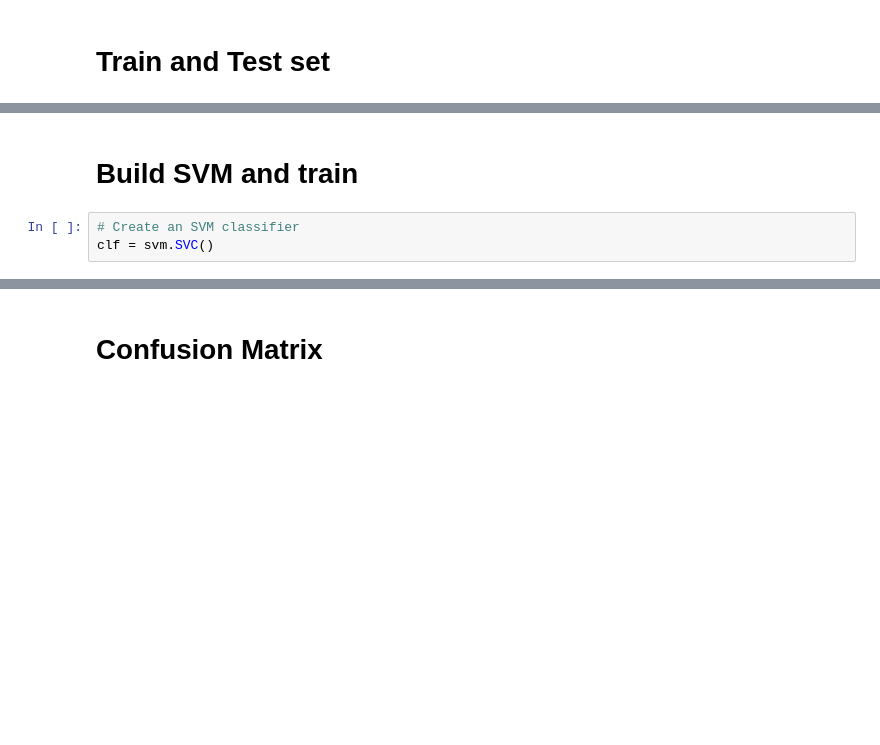
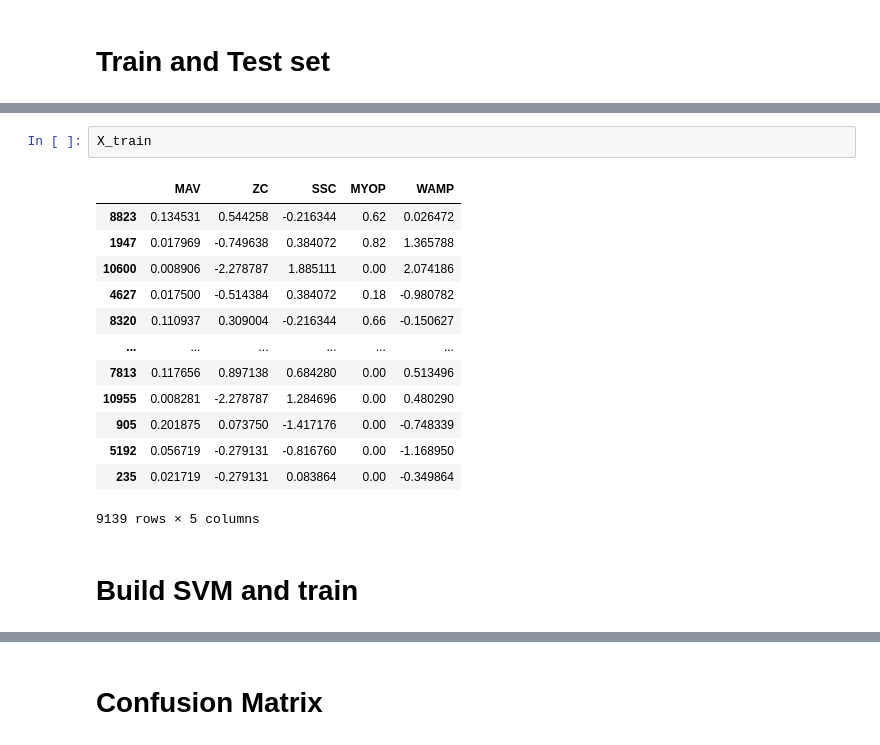
Before and after one commit to 0Ellias0/EMG-analisys-SVM-CNN-ANN, a Jupyter notebook: SVM.ipynb, the cells around one changed output, grey strips where cells are left out. Drawn from its saved outputs; the diff is of its cells as text; blank space fills up the shorter version.

```diff
--- a/SVM.ipynb
+++ b/SVM.ipynb
@@ -56,5 +92,18 @@ X_val = sc.transform(X_val)
+# %%
+X_train
+# %% [output]
+|  | MAV | ZC | SSC | MYOP | WAMP |
+| 8823 | 0.134531 | 0.544258 | -0.216344 | 0.62 | 0.026472 |
+| 1947 | 0.017969 | -0.749638 | 0.384072 | 0.82 | 1.365788 |
+| 10600 | 0.008906 | -2.278787 | 1.885111 | 0.00 | 2.074186 |
+| 4627 | 0.017500 | -0.514384 | 0.384072 | 0.18 | -0.980782 |
+| 8320 | 0.110937 | 0.309004 | -0.216344 | 0.66 | -0.150627 |
+| ... | ... | ... | ... | ... | ... |
+| 7813 | 0.117656 | 0.897138 | 0.684280 | 0.00 | 0.513496 |
+| 10955 | 0.008281 | -2.278787 | 1.284696 | 0.00 | 0.480290 |
+| 905 | 0.201875 | 0.073750 | -1.417176 | 0.00 | -0.748339 |
+| 5192 | 0.056719 | -0.279131 | -0.816760 | 0.00 | -1.168950 |
+| 235 | 0.021719 | -0.279131 | 0.083864 | 0.00 | -0.349864 |
+9139 rows × 5 columns
 # %% [markdown]
 # **Build SVM and train**
-# %%
-# Create an SVM classifier
-clf = svm.SVC()
```
Also changed, not shown: parts of 22 cells of this notebook.
